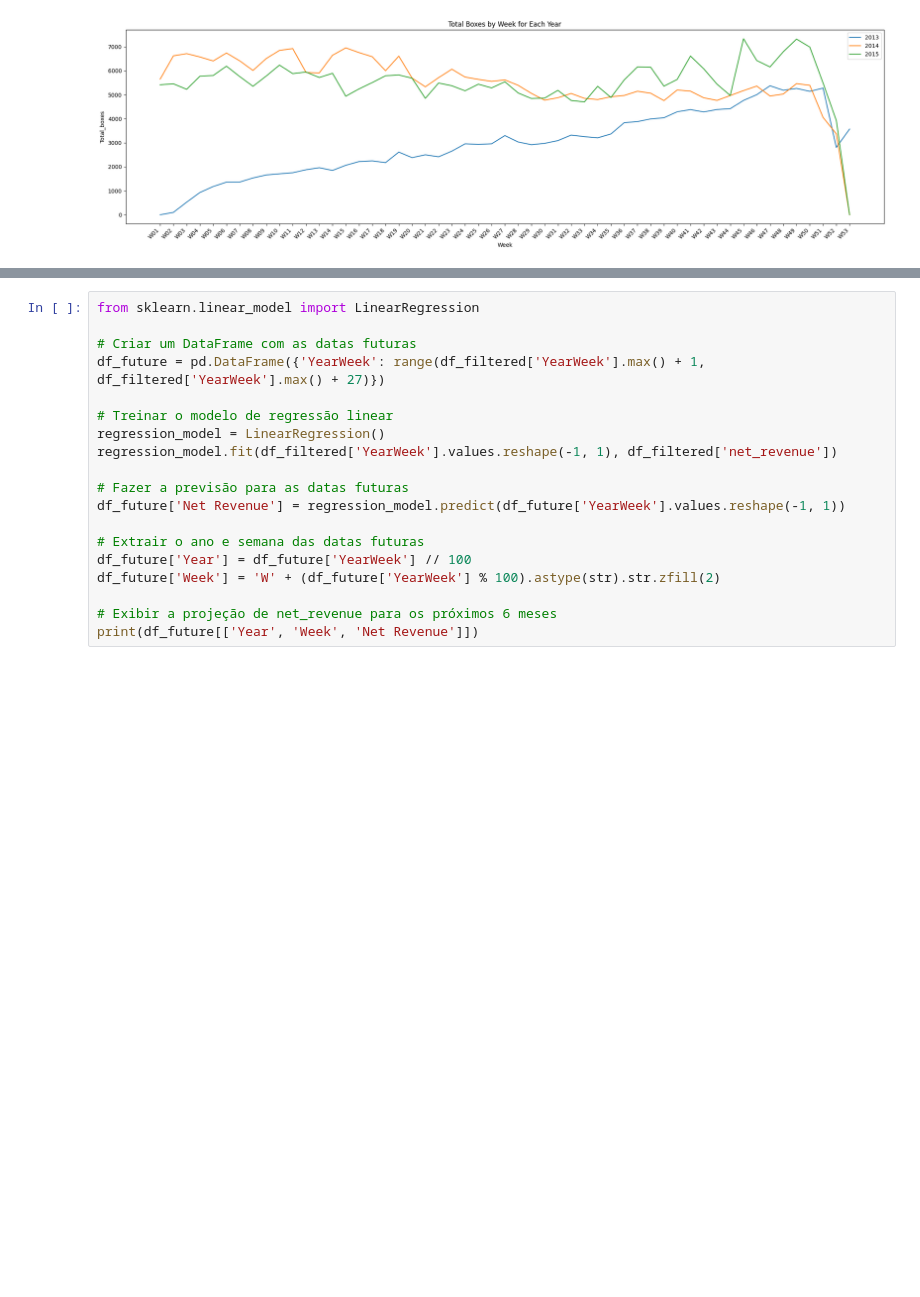
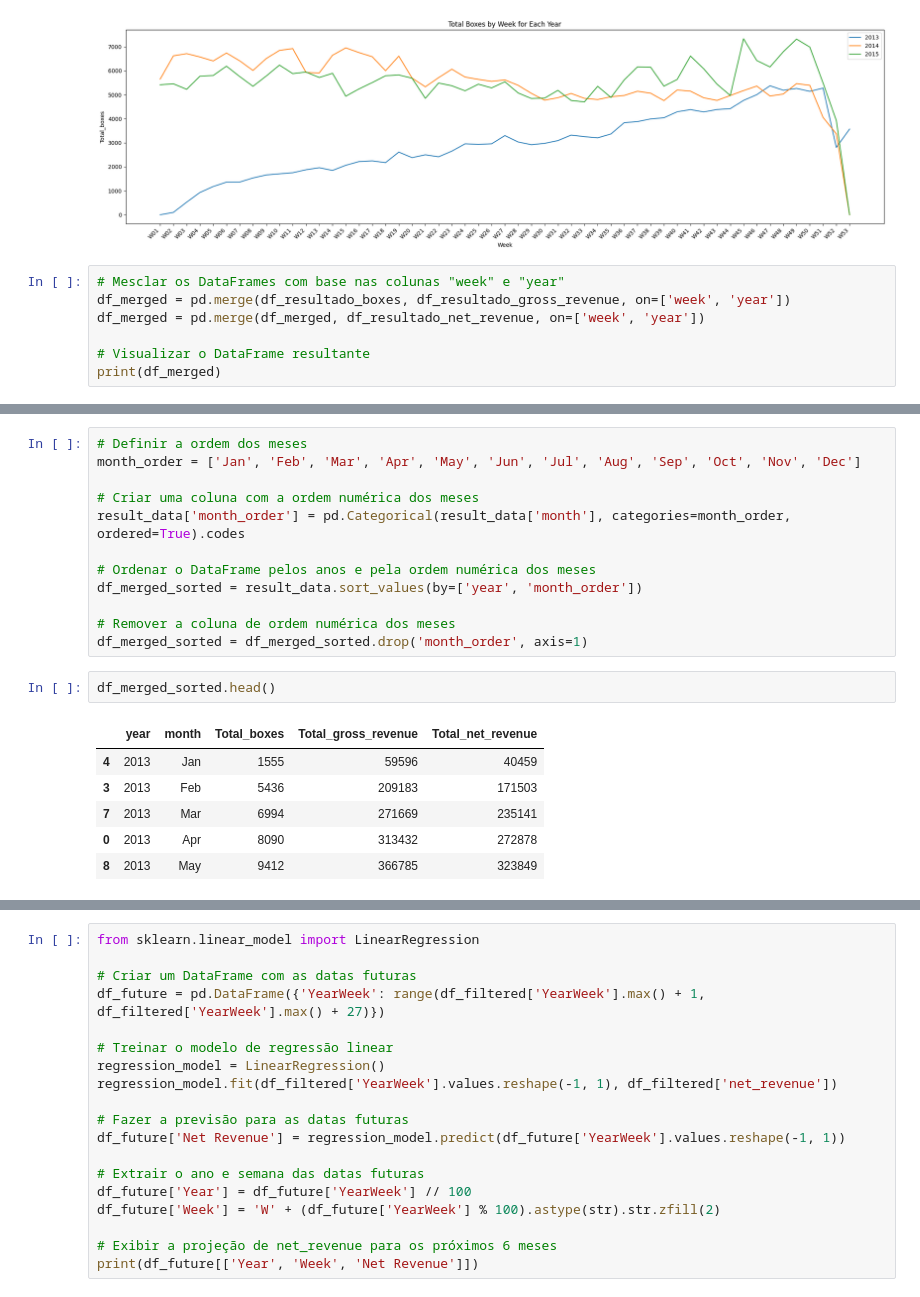
Before and after one commit to FabiBarbos/Churn, a Jupyter notebook: Olá,_este_é_o_Colaboratory.ipynb, the cells around one changed output, grey strips where cells are left out. Saved outputs shown, nothing was run; the diff lists cells and outputs as text; blank space fills up the shorter version.

```diff
--- a/Olá,_este_é_o_Colaboratory.ipynb
+++ b/Olá,_este_é_o_Colaboratory.ipynb
@@ -379,3 +443,10 @@ plt.tight_layout()
 plt.show()
 # %% [output]
 [figure]
+# %%
+# Mesclar os DataFrames com base nas colunas "week" e "year"
+df_merged = pd.merge(df_resultado_boxes, df_resultado_gross_revenue, on=['week', 'year'])
+df_merged = pd.merge(df_merged, df_resultado_net_revenue, on=['week', 'year'])
+
+# Visualizar o DataFrame resultante
+print(df_merged)
@@ -382,3 +550,24 @@ plt.show()
+# %%
+# Definir a ordem dos meses
+month_order = ['Jan', 'Feb', 'Mar', 'Apr', 'May', 'Jun', 'Jul', 'Aug', 'Sep', 'Oct', 'Nov', 'Dec']
+
+# Criar uma coluna com a ordem numérica dos meses
+result_data['month_order'] = pd.Categorical(result_data['month'], categories=month_order, ordered=True).codes
+
+# Ordenar o DataFrame pelos anos e pela ordem numérica dos meses
+df_merged_sorted = result_data.sort_values(by=['year', 'month_order'])
+
+# Remover a coluna de ordem numérica dos meses
+df_merged_sorted = df_merged_sorted.drop('month_order', axis=1)
+# %%
+df_merged_sorted.head()
+# %% [output]
+|  | year | month | Total_boxes | Total_gross_revenue | Total_net_revenue |
+| 4 | 2013 | Jan | 1555 | 59596 | 40459 |
+| 3 | 2013 | Feb | 5436 | 209183 | 171503 |
+| 7 | 2013 | Mar | 6994 | 271669 | 235141 |
+| 0 | 2013 | Apr | 8090 | 313432 | 272878 |
+| 8 | 2013 | May | 9412 | 366785 | 323849 |
 # %%
 df_proximos_meses.head(6)
 # %% [output]
```
Also changed, not shown: parts of 17 cells of this notebook.
